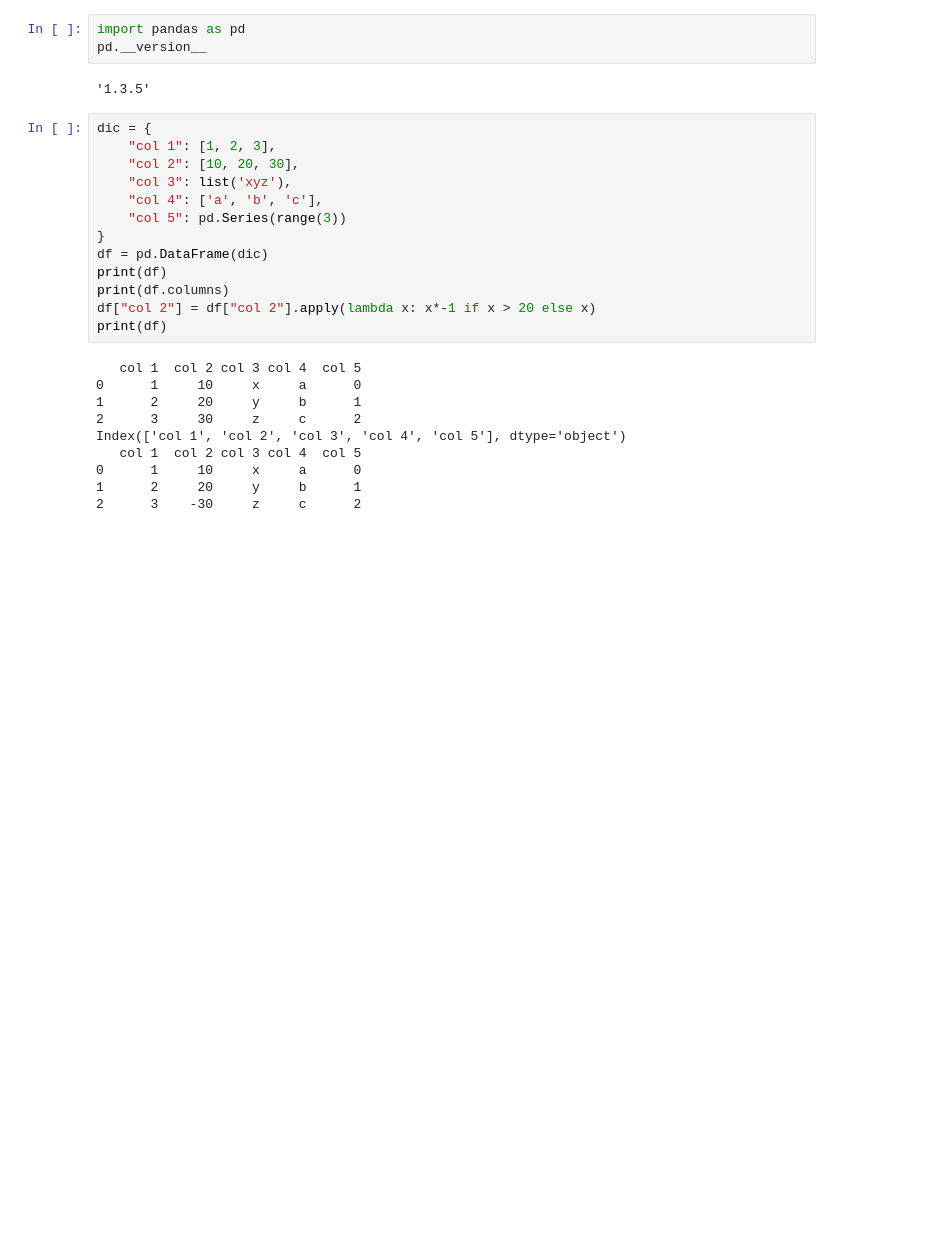
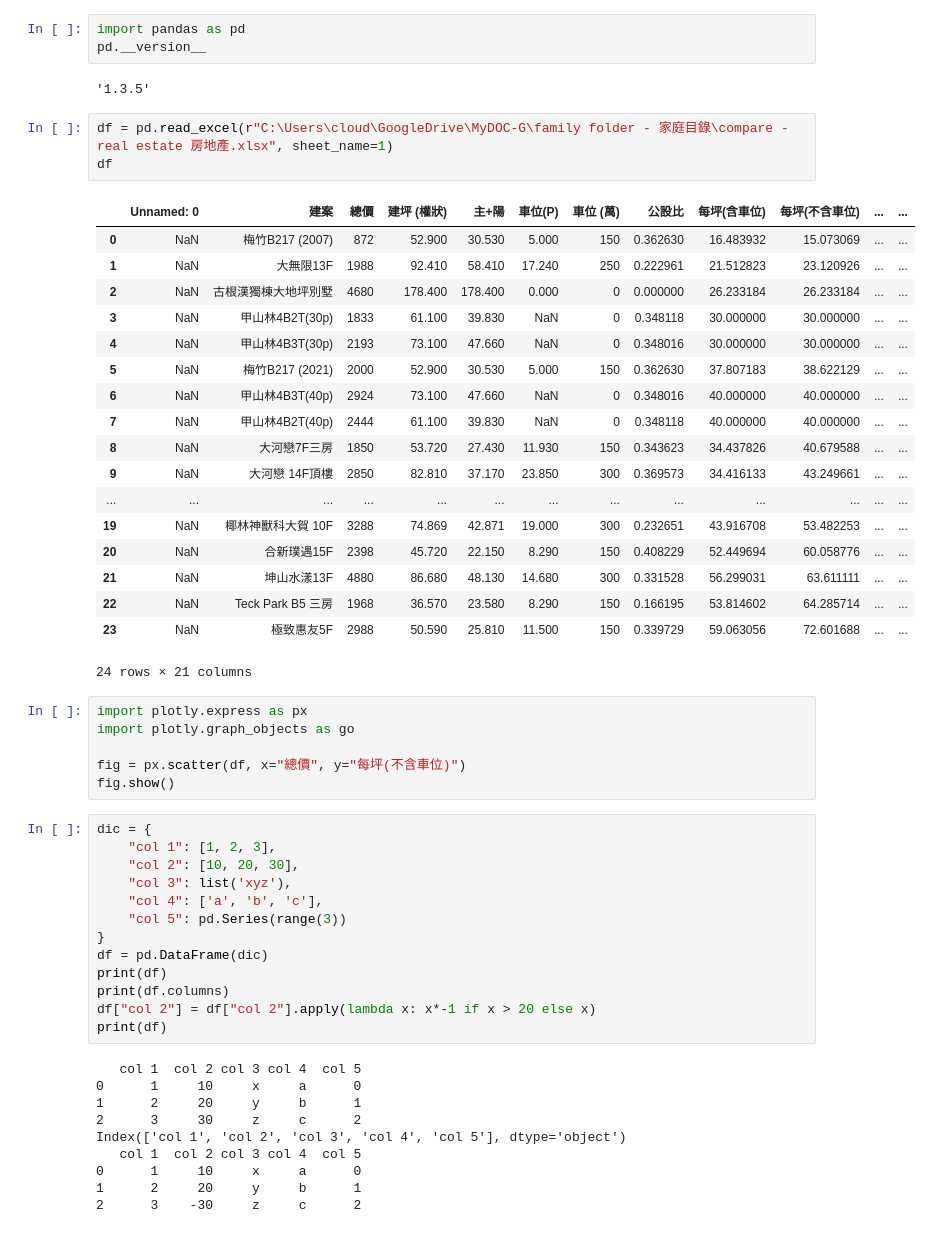
Before and after one commit to SoleilPatio/cls-toolbox, a Jupyter notebook: jupyterNotebook/JN-Pandas.ipynb, the cells around one changed output. Saved outputs shown, nothing was run; the diff lists cells and outputs as text; blank space fills up the shorter version.

```diff
--- a/jupyterNotebook/JN-Pandas.ipynb
+++ b/jupyterNotebook/JN-Pandas.ipynb
@@ -12,6 +12,34 @@ import pandas as pd
 pd.__version__
 # %% [output]
 '1.3.5'
+# %%
+df = pd.read_excel(r"C:\Users\cloud\GoogleDrive\MyDOC-G\family folder - 家庭目錄\compare - real estate 房地產.xlsx", sheet_name=1)
+df
+# %% [output]
+|  | Unnamed: 0 | 建案 | 總價 | 建坪 (權狀) | 主+陽 | 車位(P) | 車位 (萬) | 公設比 | 每坪(含車位) | 每坪(不含車位) | ... | ... |
+| 0 | NaN | 梅竹B217 (2007) | 872 | 52.900 | 30.530 | 5.000 | 150 | 0.362630 | 16.483932 | 15.073069 | ... | ... |
+| 1 | NaN | 大無限13F | 1988 | 92.410 | 58.410 | 17.240 | 250 | 0.222961 | 21.512823 | 23.120926 | ... | ... |
+| 2 | NaN | 古根漢獨棟大地坪別墅 | 4680 | 178.400 | 178.400 | 0.000 | 0 | 0.000000 | 26.233184 | 26.233184 | ... | ... |
+| 3 | NaN | 甲山林4B2T(30p) | 1833 | 61.100 | 39.830 | NaN | 0 | 0.348118 | 30.000000 | 30.000000 | ... | ... |
+| 4 | NaN | 甲山林4B3T(30p) | 2193 | 73.100 | 47.660 | NaN | 0 | 0.348016 | 30.000000 | 30.000000 | ... | ... |
+| 5 | NaN | 梅竹B217 (2021) | 2000 | 52.900 | 30.530 | 5.000 | 150 | 0.362630 | 37.807183 | 38.622129 | ... | ... |
+| 6 | NaN | 甲山林4B3T(40p) | 2924 | 73.100 | 47.660 | NaN | 0 | 0.348016 | 40.000000 | 40.000000 | ... | ... |
+| 7 | NaN | 甲山林4B2T(40p) | 2444 | 61.100 | 39.830 | NaN | 0 | 0.348118 | 40.000000 | 40.000000 | ... | ... |
+| 8 | NaN | 大河戀7F三房 | 1850 | 53.720 | 27.430 | 11.930 | 150 | 0.343623 | 34.437826 | 40.679588 | ... | ... |
+| 9 | NaN | 大河戀 14F頂樓 | 2850 | 82.810 | 37.170 | 23.850 | 300 | 0.369573 | 34.416133 | 43.249661 | ... | ... |
+| ... | ... | ... | ... | ... | ... | ... | ... | ... | ... | ... | ... | ... |
+| 19 | NaN | 椰林神獸科大賀 10F | 3288 | 74.869 | 42.871 | 19.000 | 300 | 0.232651 | 43.916708 | 53.482253 | ... | ... |
+| 20 | NaN | 合新璞遇15F | 2398 | 45.720 | 22.150 | 8.290 | 150 | 0.408229 | 52.449694 | 60.058776 | ... | ... |
+| 21 | NaN | 坤山水漾13F | 4880 | 86.680 | 48.130 | 14.680 | 300 | 0.331528 | 56.299031 | 63.611111 | ... | ... |
+| 22 | NaN | Teck Park B5 三房 | 1968 | 36.570 | 23.580 | 8.290 | 150 | 0.166195 | 53.814602 | 64.285714 | ... | ... |
+| 23 | NaN | 極致惠友5F | 2988 | 50.590 | 25.810 | 11.500 | 150 | 0.339729 | 59.063056 | 72.601688 | ... | ... |
+24 rows × 21 columns
+# %%
+import plotly.express as px
+import plotly.graph_objects as go
+
+fig = px.scatter(df, x="總價", y="每坪(不含車位)")
+fig.show()
 # %%
 dic = {
     "col 1": [1, 2, 3],
```
